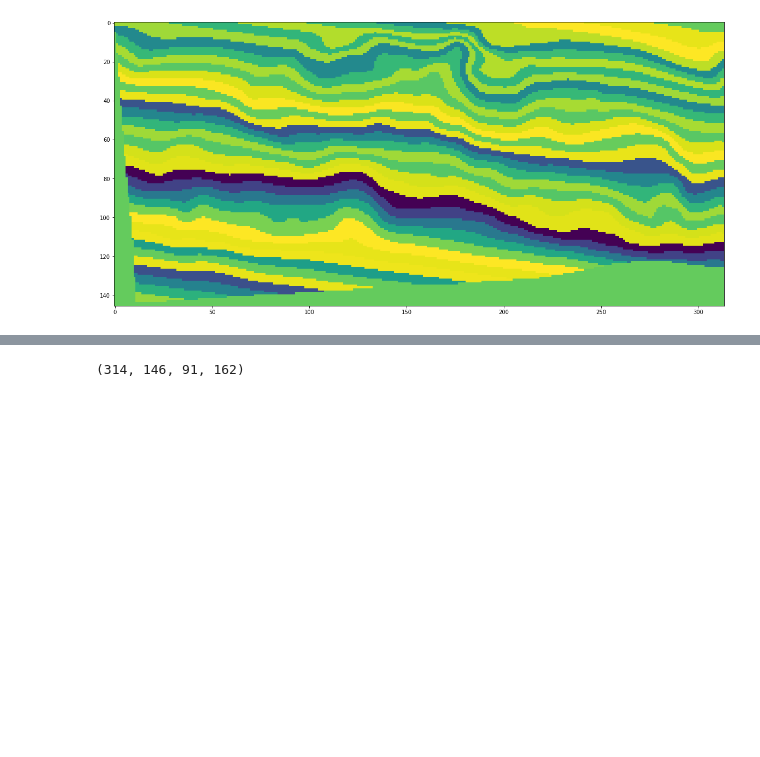
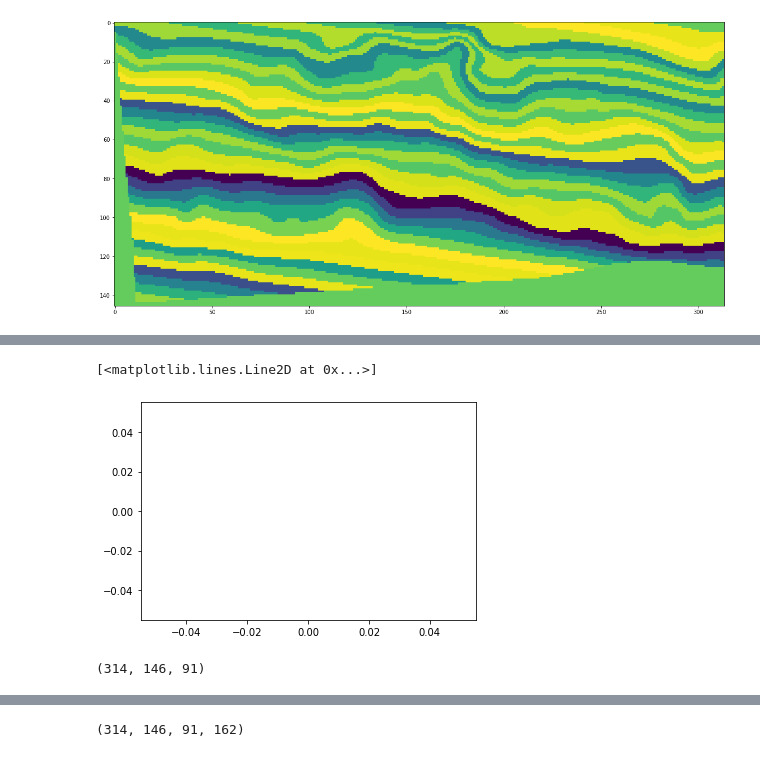
Before and after one commit to ClandininLab/brainsss, a Jupyter notebook: notebooks/20241211_STA_tests.ipynb, the cells around one changed output, grey strips where cells are left out. Drawn from its saved outputs; the diff is of its cells as text; code cells hidden in the pictures; blank space fills up the shorter version.

```diff
--- a/notebooks/20241211_STA_tests.ipynb
+++ b/notebooks/20241211_STA_tests.ipynb
@@ -81,0 +103,9 @@ ValueError: A value in x_new is below the interpolation range.
+# %%
+plt.plot(t_interp, y_interp)
+# %% [output]
+[<matplotlib.lines.Line2D at 0x...>]
+[figure, added]
+# %%
+np.shape(brain)[:-1]
+# %% [output]
+(314, 146, 91)
```
Also changed, not shown: parts of 19 cells of this notebook, 1 other file.
